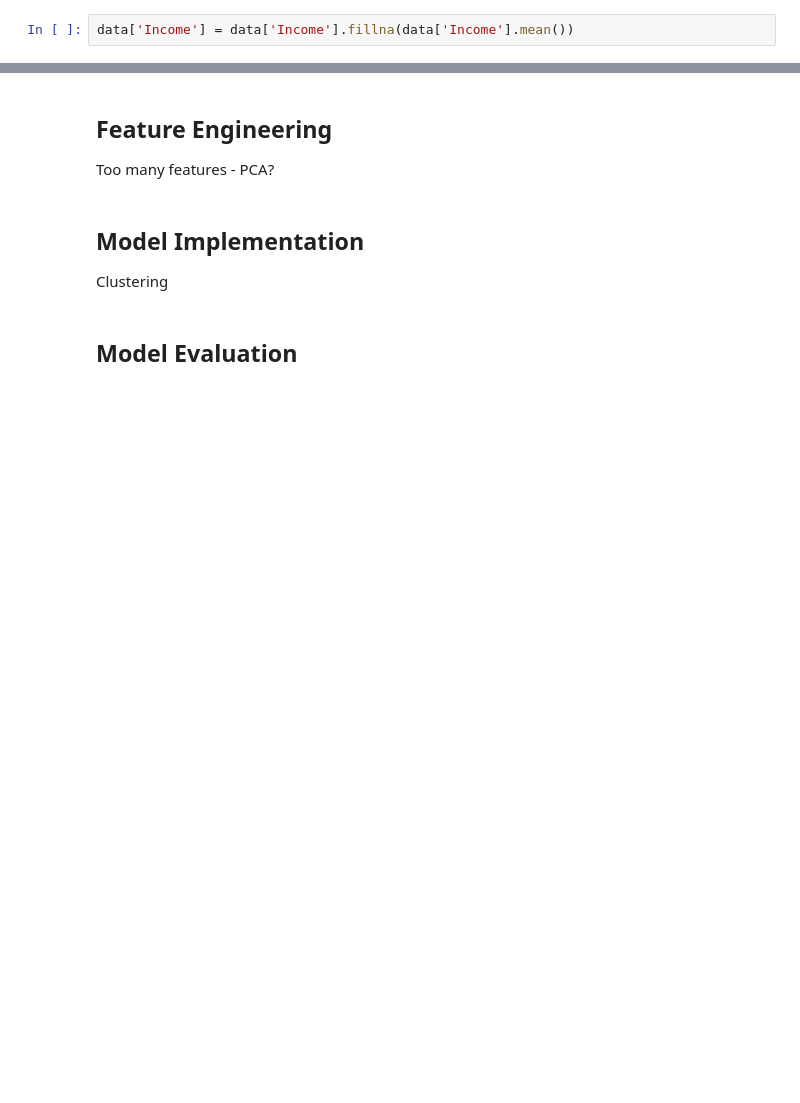
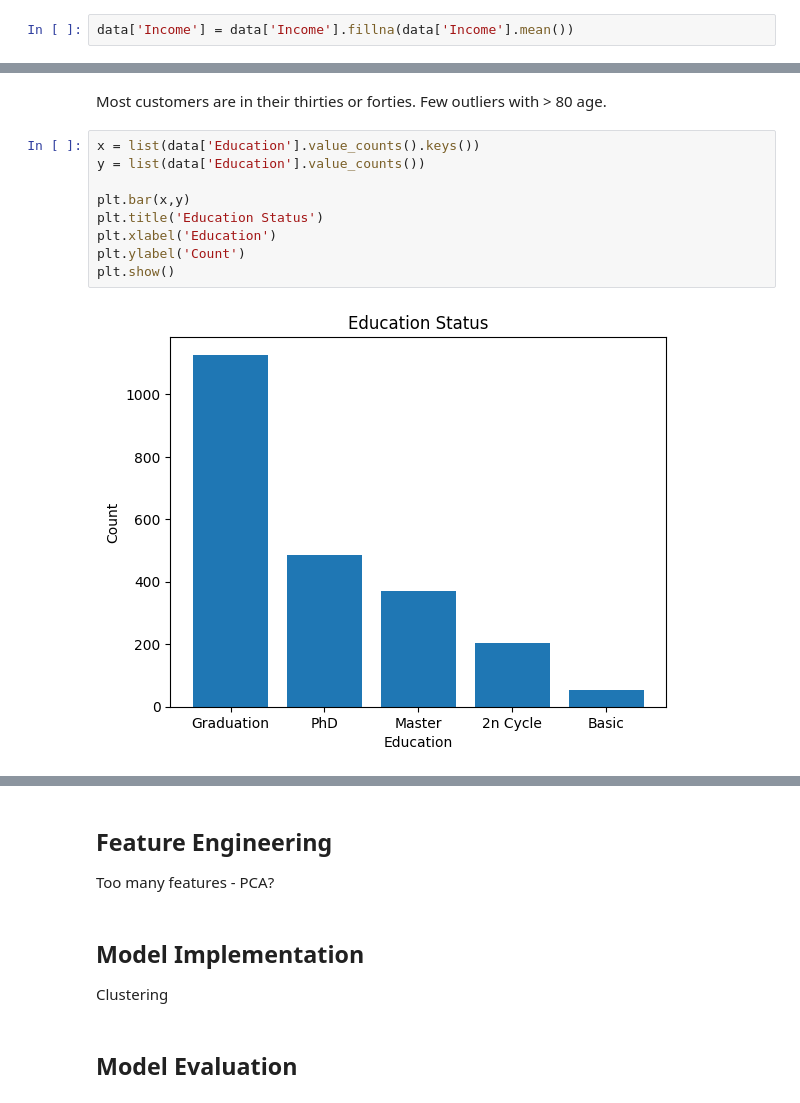
Before and after one commit to akshi-saxena/customer-segmentation, a Jupyter notebook: DMT_Project_Customer_Segmentation.ipynb, the cells around one changed output, grey strips where cells are left out. Cells and saved outputs as stored; diff of their text form; blank space fills up the shorter version.

```diff
--- a/DMT_Project_Customer_Segmentation.ipynb
+++ b/DMT_Project_Customer_Segmentation.ipynb
@@ -175,0 +159,13 @@ correlations
+# %% [markdown]
+Most customers are in their thirties or forties. Few outliers with > 80 age.
+# %%
+x = list(data['Education'].value_counts().keys())
+y = list(data['Education'].value_counts())
+
+plt.bar(x,y)
+plt.title('Education Status')
+plt.xlabel('Education')
+plt.ylabel('Count')
+plt.show()
+# %% [output]
+[figure, added]
```
Also changed, not shown: parts of 8 cells of this notebook.
